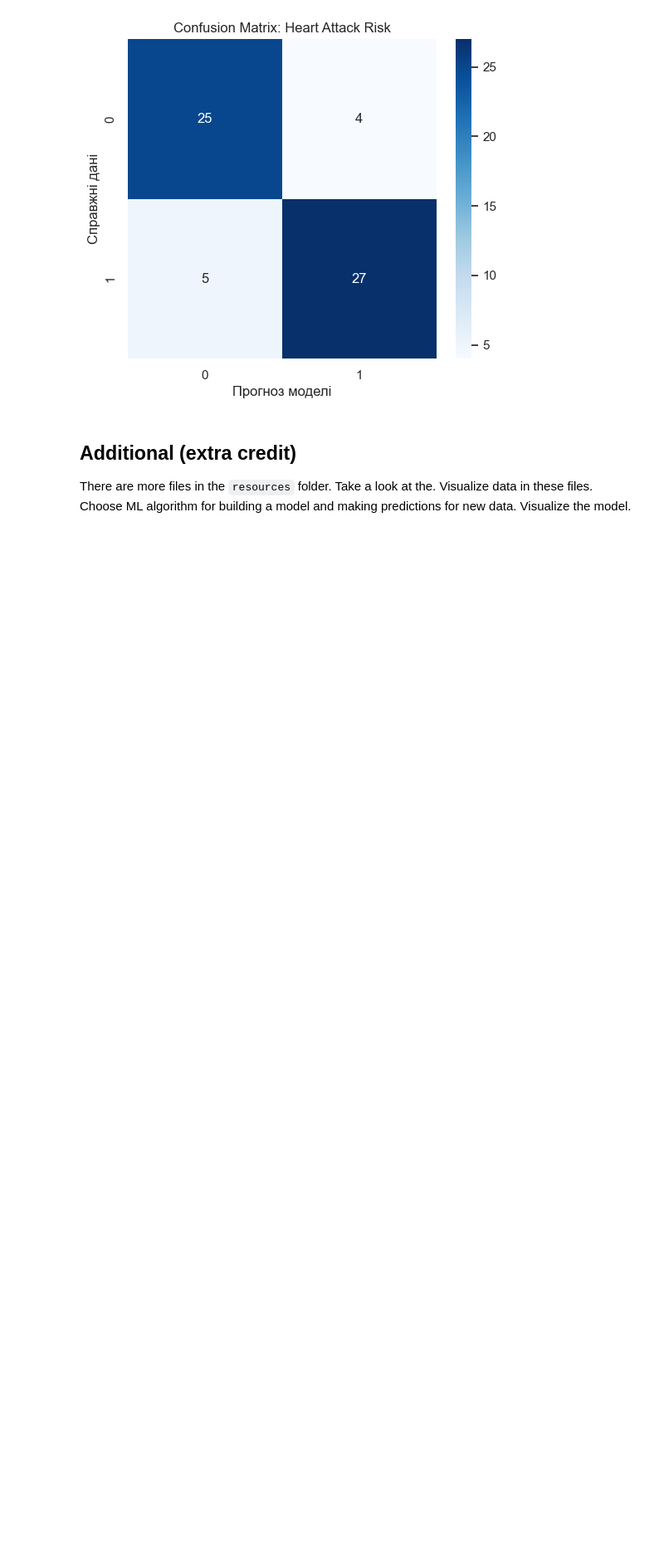
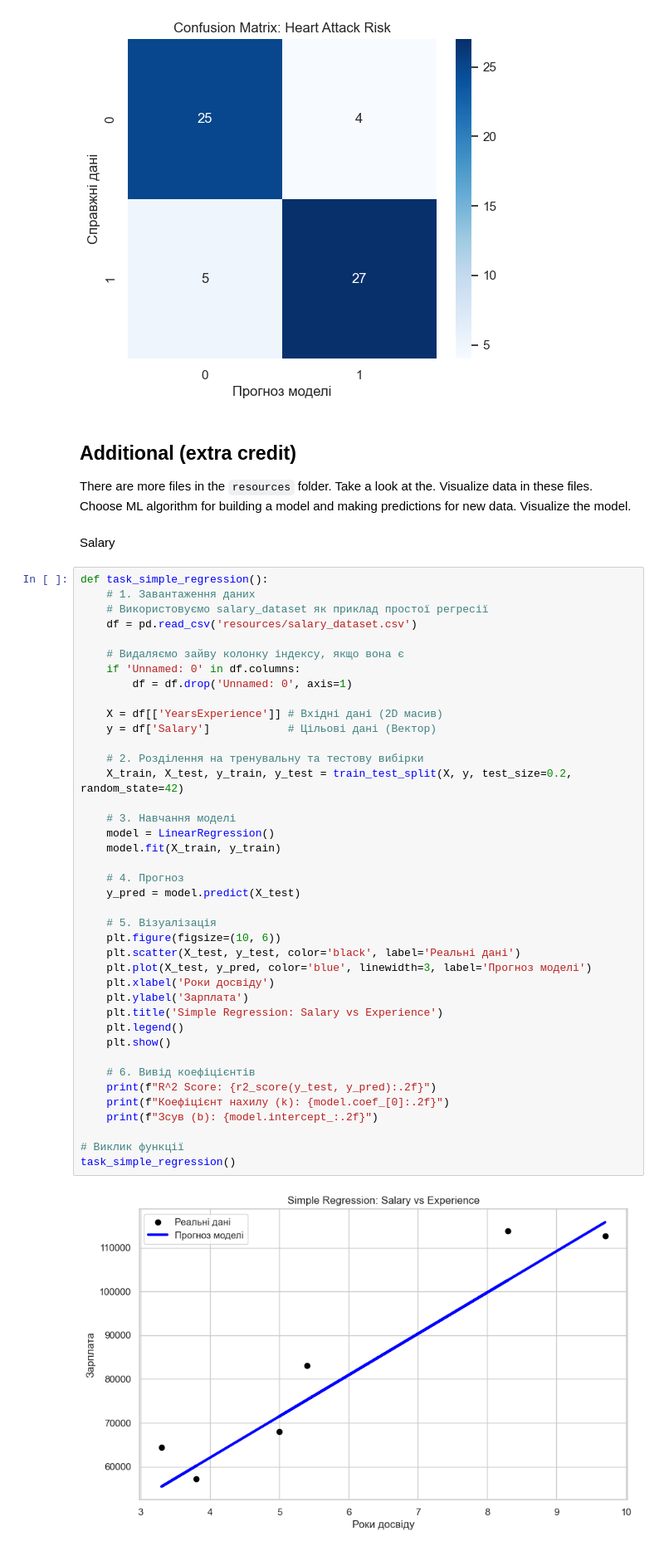
Before and after one commit to chnu-sci-tech/assignment-3-ml-algorithms-mv-boop, a Jupyter notebook: tasks.ipynb, the cells around one changed output. Shown: that part at 83% size. Drawn from its saved outputs; the diff is of its cells as text; blank space fills up the shorter version.

```diff
--- a/tasks.ipynb
+++ b/tasks.ipynb
@@ -216,3 +405,47 @@ weighted avg       0.85      0.85      0.85        61
 ## Additional (extra credit)
 
 There are more files in the `resources` folder. Take a look at the. Visualize data in these files. Choose ML algorithm for building a model and making predictions for new data. Visualize the model.
+# %% [markdown]
+Salary
+# %%
+def task_simple_regression():
+    # 1. Завантаження даних
+    # Використовуємо salary_dataset як приклад простої регресії
+    df = pd.read_csv('resources/salary_dataset.csv')
+
+    # Видаляємо зайву колонку індексу, якщо вона є
+    if 'Unnamed: 0' in df.columns:
+        df = df.drop('Unnamed: 0', axis=1)
+
+    X = df[['YearsExperience']] # Вхідні дані (2D масив)
+    y = df['Salary']            # Цільові дані (Вектор)
+
+    # 2. Розділення на тренувальну та тестову вибірки
+    X_train, X_test, y_train, y_test = train_test_split(X, y, test_size=0.2, random_state=42)
+
+    # 3. Навчання моделі
+    model = LinearRegression()
+    model.fit(X_train, y_train)
+
+    # 4. Прогноз
+    y_pred = model.predict(X_test)
+
+    # 5. Візуалізація
+    plt.figure(figsize=(10, 6))
+    plt.scatter(X_test, y_test, color='black', label='Реальні дані')
+    plt.plot(X_test, y_pred, color='blue', linewidth=3, label='Прогноз моделі')
+    plt.xlabel('Роки досвіду')
+    plt.ylabel('Зарплата')
+    plt.title('Simple Regression: Salary vs Experience')
+    plt.legend()
+    plt.show()
+
+    # 6. Вивід коефіцієнтів
+    print(f"R^2 Score: {r2_score(y_test, y_pred):.2f}")
+    print(f"Коефіцієнт нахилу (k): {model.coef_[0]:.2f}")
+    print(f"Зсув (b): {model.intercept_:.2f}")
+
+# Виклик функції
+task_simple_regression()
+# %% [output]
+[figure, added]
```
Also changed, not shown: parts of 9 cells of this notebook.
